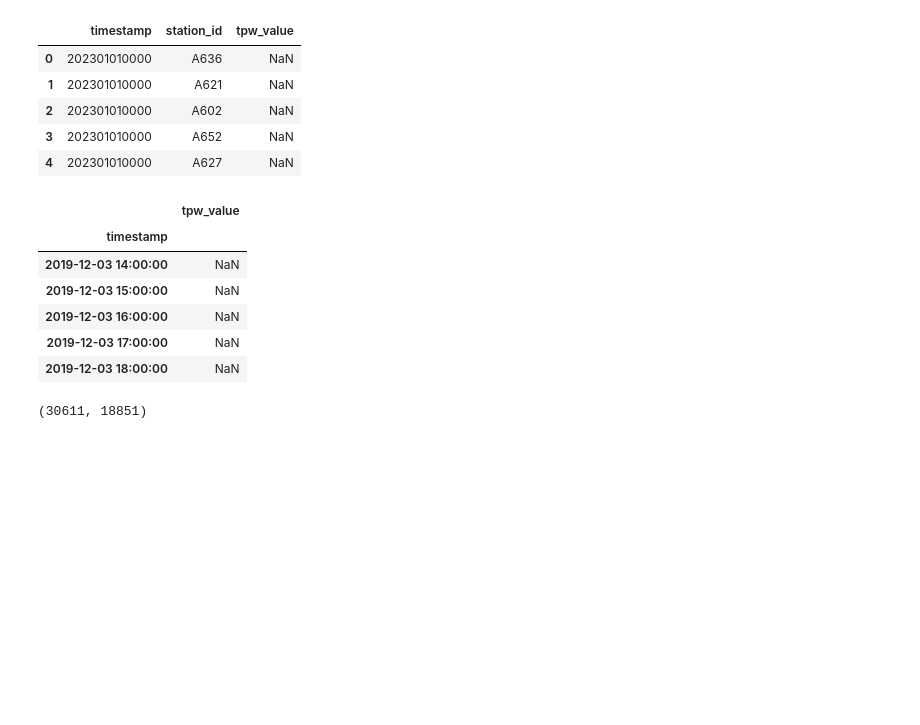
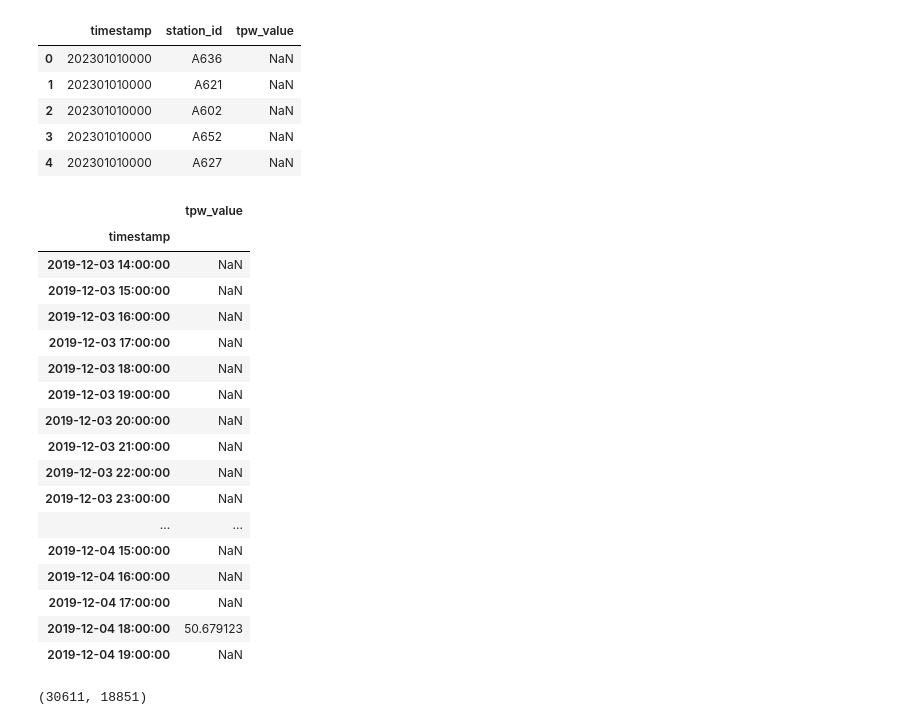
Before and after one commit to NietoCurcio/atmoseer, a Jupyter notebook: notebooks/lafusion.ipynb, the cells around one changed output. Saved outputs shown, nothing was run; the diff lists cells and outputs as text; code cells hidden in the pictures; blank space fills up the shorter version.

```diff
--- a/notebooks/lafusion.ipynb
+++ b/notebooks/lafusion.ipynb
@@ -2112,16 +2112,27 @@ df.head()
 | 3 | 202301010000 | A652 | NaN |
 | 4 | 202301010000 | A627 | NaN |
 # %%
-df_wsoi = pd.read_parquet('../data/goes16/wsoi/A636.parquet')
-df_wsoi.head()
+df_wsoi = pd.read_parquet('../data/goes16/wsoi/A652.parquet')
+df_wsoi.head(30)
 # %% [output]
 |  | tpw_value |
 | timestamp |  |
 | 2019-12-03 14:00:00 | NaN |
 | 2019-12-03 15:00:00 | NaN |
 | 2019-12-03 16:00:00 | NaN |
 | 2019-12-03 17:00:00 | NaN |
 | 2019-12-03 18:00:00 | NaN |
+| 2019-12-03 19:00:00 | NaN |
+| 2019-12-03 20:00:00 | NaN |
+| 2019-12-03 21:00:00 | NaN |
+| 2019-12-03 22:00:00 | NaN |
+| 2019-12-03 23:00:00 | NaN |
+| ... | ... |
+| 2019-12-04 15:00:00 | NaN |
+| 2019-12-04 16:00:00 | NaN |
+| 2019-12-04 17:00:00 | NaN |
+| 2019-12-04 18:00:00 | 50.679123 |
+| 2019-12-04 19:00:00 | NaN |
 # %%
 df_wsoi.shape[0], df_wsoi['tpw_value'].isna().sum()
 # %% [output]
```
Also changed, not shown: parts of 4 cells of this notebook, 4 other files.
